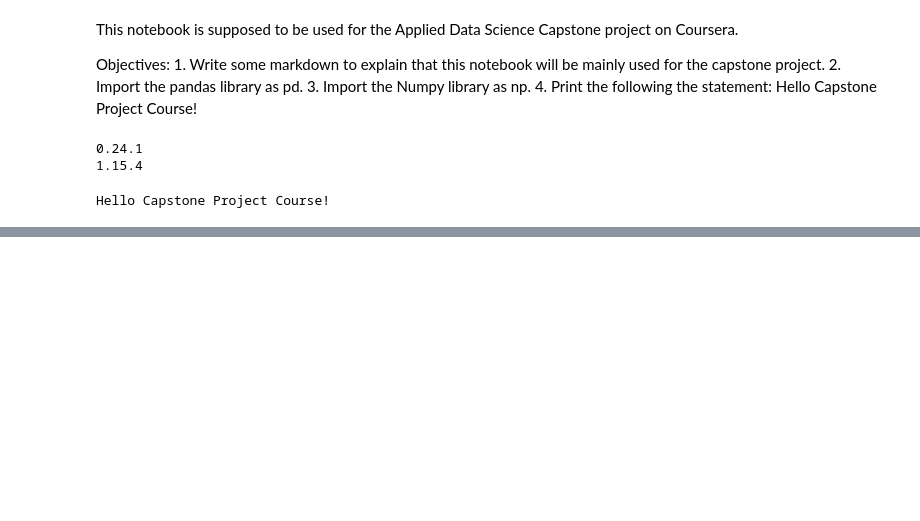
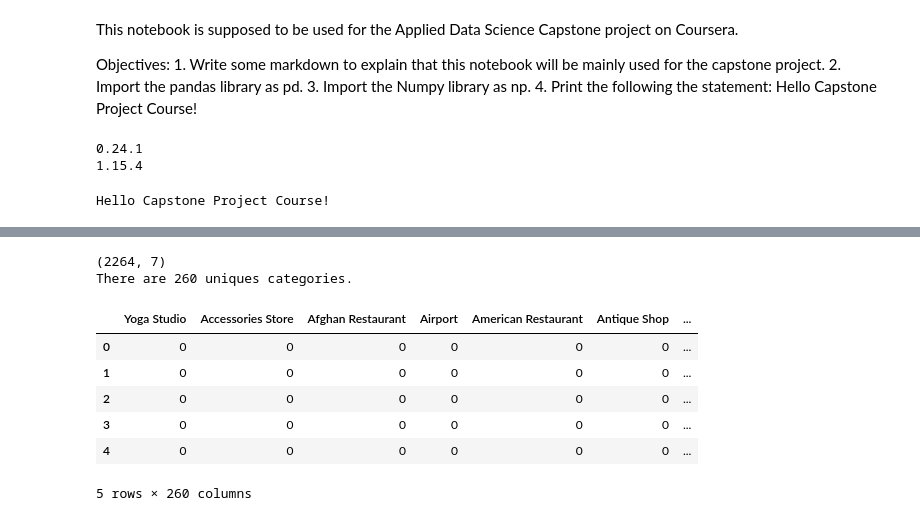
Before and after one commit to kithkinJC/Coursera_Capstone, a Jupyter notebook: Applied Data Science Capstone Project.ipynb, the cells around one changed output, grey strips where cells are left out. Drawn from its saved outputs; the diff is of its cells as text; code cells hidden in the pictures; blank space fills up the shorter version.

```diff
--- a/Applied Data Science Capstone Project.ipynb
+++ b/Applied Data Science Capstone Project.ipynb
@@ -21,0 +217,39 @@ Hello Capstone Project Course!
+# %%
+# type your answer here
+import requests # library to handle requests
+CLIENT_ID = '4RZY1B55APUHIR4QP4KXVHAJSXC2V23TQZBVSFNJH342RSYF' # your Foursquare ID
+CLIENT_SECRET = 'G1440PTBOBXR4S5JXHP1I0SL4XSI1M5YQQCUKVYI0CQOGYZV' # your Foursquare Secret
+VERSION = '20180605' # Foursquare API version
+LIMIT = 100 # limit of number of venues returned by Foursquare API
+radius = 500 # define radius
+
+toronto_venues = getNearbyVenues(names=new_df['Neighborhood'],
+                         latitudes=new_df['Latitude'],
+                         longitudes=new_df['Longitude']
+                        )
+print(toronto_venues.shape)
+toronto_venues.head()
+toronto_venues.groupby('Neighborhood').count()
+print('There are {} uniques categories.'.format(len(toronto_venues['Venue Category'].unique())))
+
+# one hot encoding
+toronto_onehot = pd.get_dummies(toronto_venues[['Venue Category']], prefix="", prefix_sep="")
+
+# add neighborhood column back to dataframe
+toronto_onehot['Neighborhood'] = toronto_venues['Neighborhood']
+
+# move neighborhood column to the first column
+fixed_columns = [toronto_onehot.columns[-1]] + list(toronto_onehot.columns[:-1])
+toronto_onehot = toronto_onehot[fixed_columns]
+
+toronto_onehot.head()
+# %% [output]
+(2264, 7)
+There are 260 uniques categories.
+|  | Yoga Studio | Accessories Store | Afghan Restaurant | Airport | American Restaurant | Antique Shop | ... |
+| 0 | 0 | 0 | 0 | 0 | 0 | 0 | ... |
+| 1 | 0 | 0 | 0 | 0 | 0 | 0 | ... |
+| 2 | 0 | 0 | 0 | 0 | 0 | 0 | ... |
+| 3 | 0 | 0 | 0 | 0 | 0 | 0 | ... |
+| 4 | 0 | 0 | 0 | 0 | 0 | 0 | ... |
+5 rows × 260 columns
```
Also changed, not shown: parts of 14 cells of this notebook.
